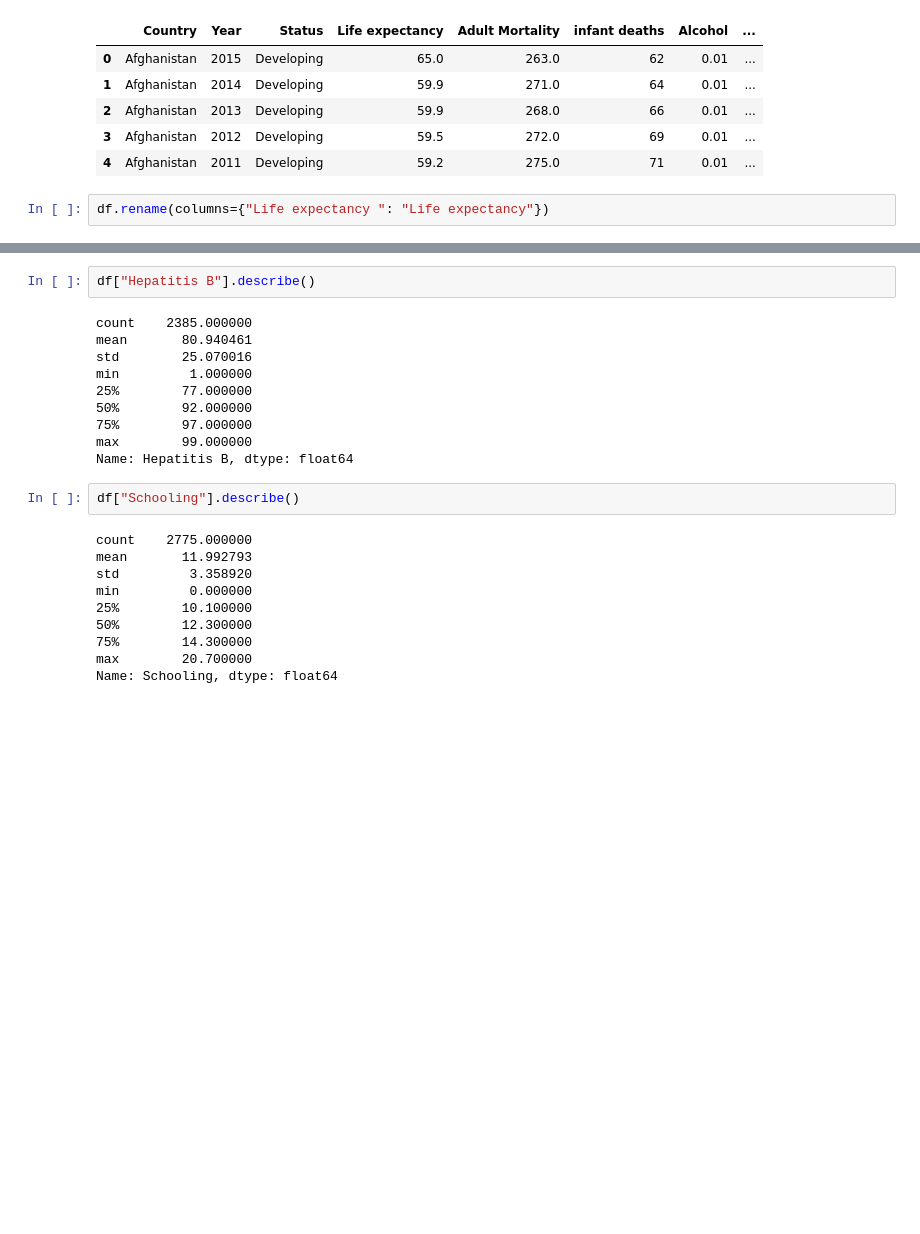
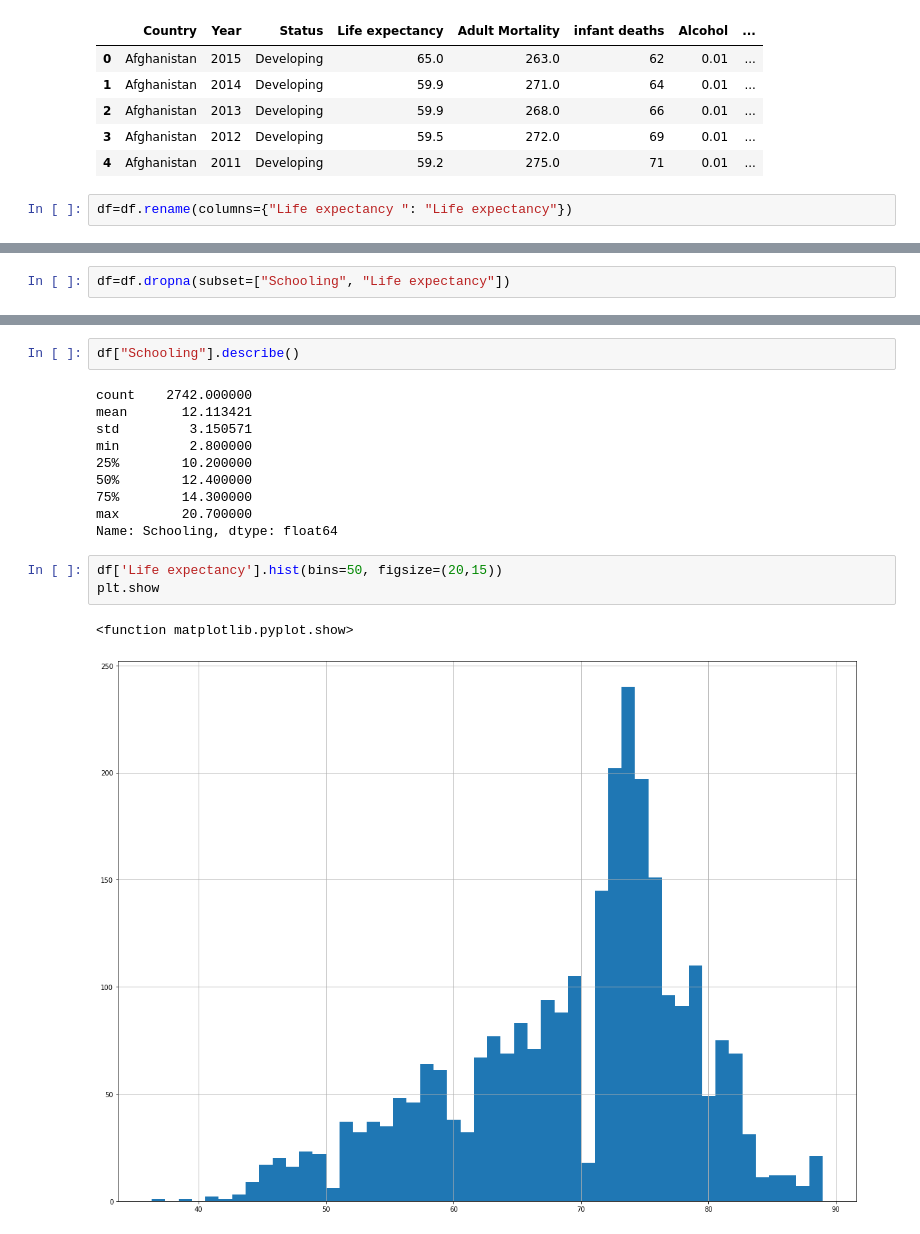
Before and after one commit to melissatorgbi/Models, a Jupyter notebook: LinearRegression.ipynb, the cells around one changed output, grey strips where cells are left out. Cells and saved outputs as stored; diff of their text form; blank space fills up the shorter version.

```diff
--- a/LinearRegression.ipynb
+++ b/LinearRegression.ipynb
@@ -16,4 +20,4 @@ df.head()
 | 3 | Afghanistan | 2012 | Developing | 59.5 | 272.0 | 69 | 0.01 | ... |
 | 4 | Afghanistan | 2011 | Developing | 59.2 | 275.0 | 71 | 0.01 | ... |
 # %%
-df.rename(columns={"Life expectancy ": "Life expectancy"})
+df=df.rename(columns={"Life expectancy ": "Life expectancy"})
@@ -34,3 +60,5 @@ df.rename(columns={"Life expectancy ": "Life expectancy"})
+# %%
+df=df.dropna(subset=["Schooling", "Life expectancy"])
 # %%
 df.info()
 # %% [output]
@@ -58,24 +94,18 @@ KeyError: ignored
-# %%
-df["Hepatitis B"].describe()
-# %% [output]
-count    2385.000000
-mean       80.940461
-std        25.070016
-min         1.000000
-25%        77.000000
-50%        92.000000
-75%        97.000000
-max        99.000000
-Name: Hepatitis B, dtype: float64
 # %%
 df["Schooling"].describe()
 # %% [output]
-count    2775.000000
-mean       11.992793
-std         3.358920
-min         0.000000
-25%        10.100000
-50%        12.300000
+count    2742.000000
+mean       12.113421
+std         3.150571
+min         2.800000
+25%        10.200000
+50%        12.400000
 75%        14.300000
 max        20.700000
 Name: Schooling, dtype: float64
+# %%
+df['Life expectancy'].hist(bins=50, figsize=(20,15))
+plt.show
+# %% [output]
+<function matplotlib.pyplot.show>
+[figure, added]
```
Also changed, not shown: parts of 13 cells of this notebook.
